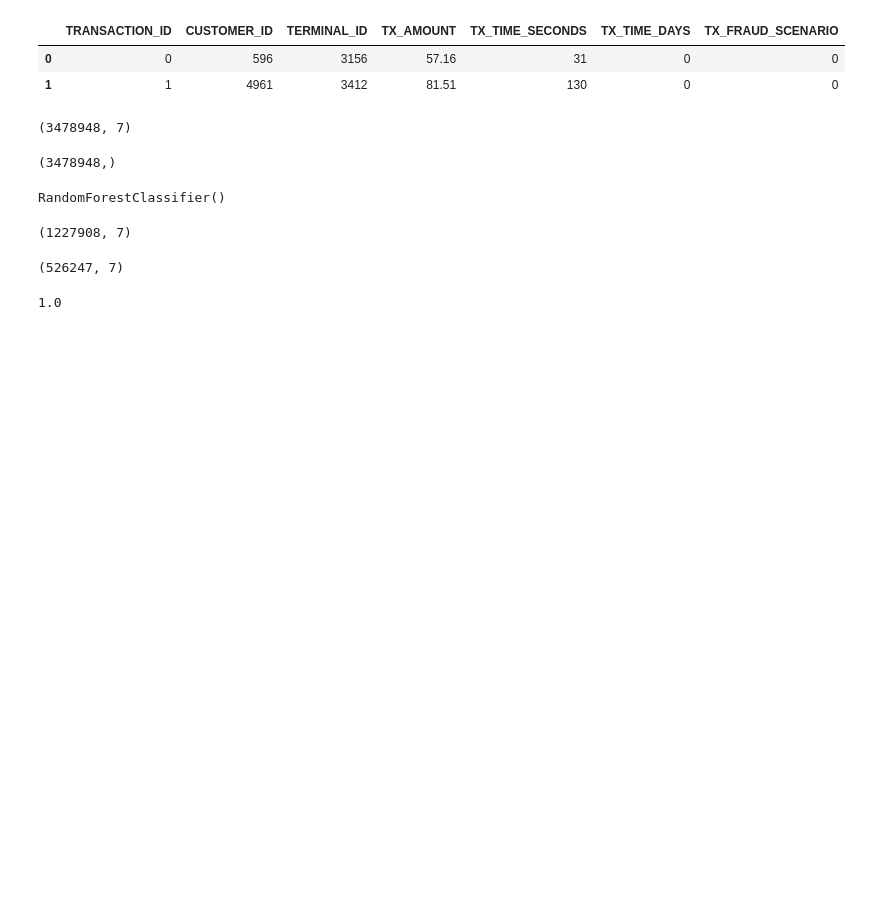
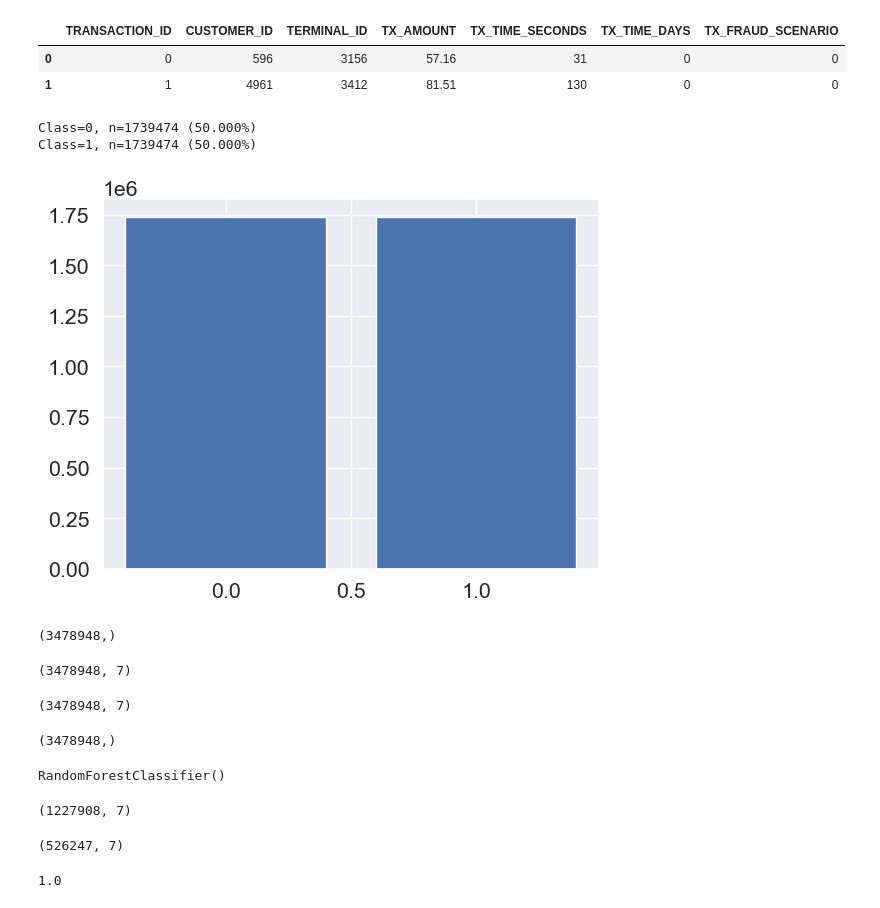
Before and after one commit to Khalidwebmail/synthesis-dataset, a Jupyter notebook: Untitled.ipynb, the cells around one changed output. Saved outputs shown, nothing was run; the diff lists cells and outputs as text; code cells hidden in the pictures; blank space fills up the shorter version.

Commit message:
Balance dataset using smote and show graph

```diff
--- a/Untitled.ipynb
+++ b/Untitled.ipynb
@@ -518,9 +521,28 @@ X.head(2)
 # %%
-# rfc=RandomForestClassifier()
+oversample = SMOTE()
+X_ovr, Y_ovr = oversample.fit_resample(X,Y)
+# summarize distribution
+counter = Counter(Y_ovr)
+for k,v in counter.items():
+    per = v / len(Y_ovr) * 100
+    print('Class=%d, n=%d (%.3f%%)' % (k, v, per))
+# plot the distribution
+pyplot.bar(counter.keys(), counter.values())
+pyplot.show()
+# %% [output]
+Class=0, n=1739474 (50.000%)
+Class=1, n=1739474 (50.000%)
+[figure, added]
 # %%
-# from imblearn.over_sampling import RandomOverSampler
+Y_ovr.shape
+# %% [output]
+(3478948,)
 # %%
 # ros=RandomOverSampler(sampling_strategy="minority")
+# %%
+X_ovr.shape
+# %% [output]
+(3478948, 7)
 # %%
 # X_ros,y_ros=ros.fit_resample(X,Y)
 # %%
```
Also changed, not shown: parts of 6 cells of this notebook.
